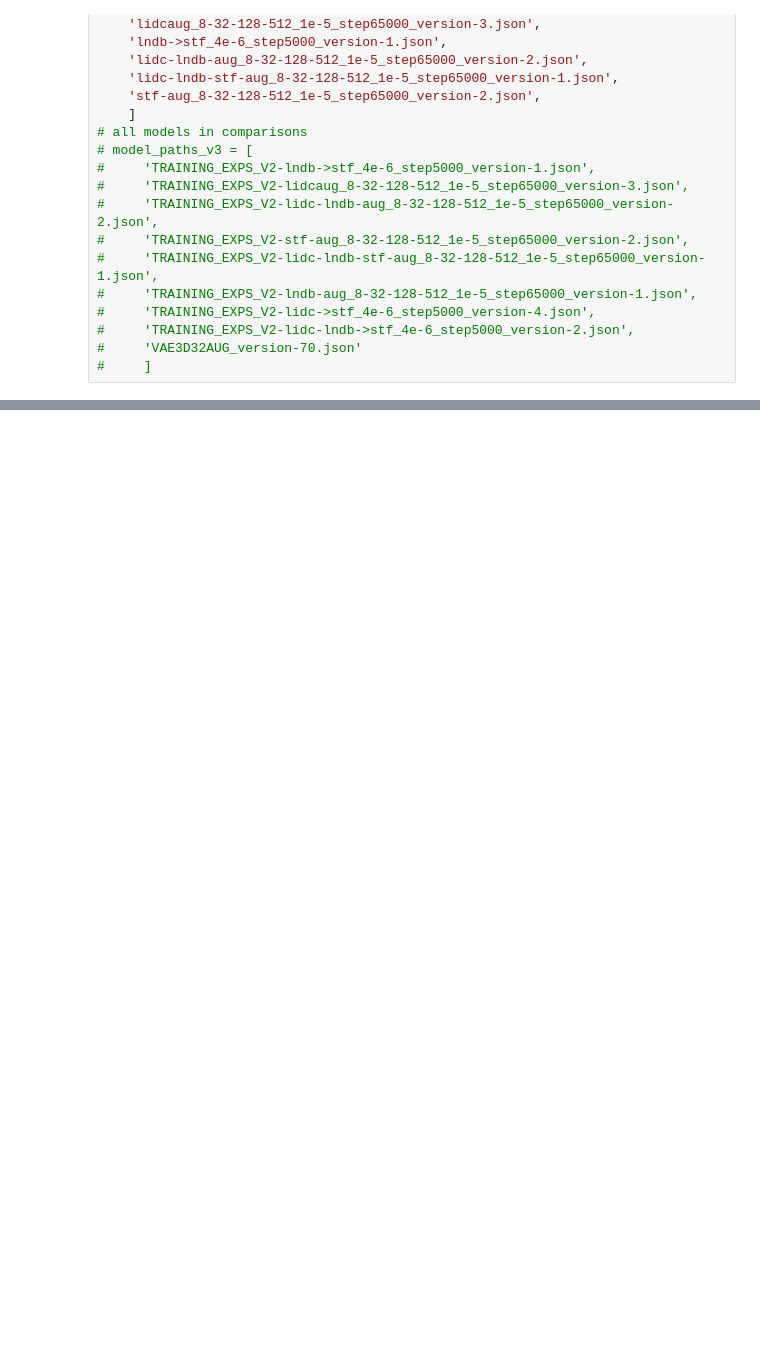
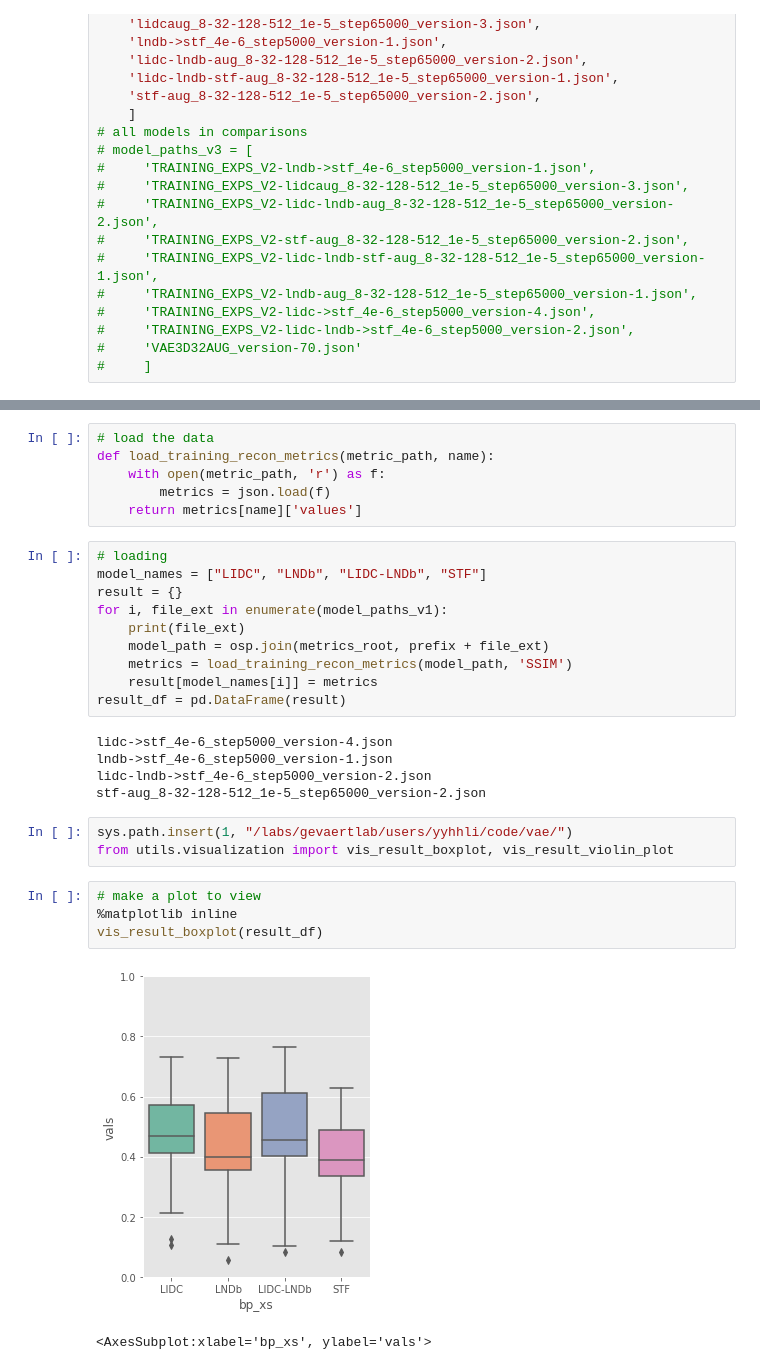
Before and after one commit to gevaertlab/Variational-Auto-Encoder, a Jupyter notebook: EDA/training_exp_eval/vis_boxplot.ipynb, the cells around one changed output, grey strips where cells are left out. Saved outputs shown, nothing was run; the diff lists cells and outputs as text; blank space fills up the shorter version.

Commit message:
baseline models

```diff
--- a/EDA/training_exp_eval/vis_boxplot.ipynb
+++ b/EDA/training_exp_eval/vis_boxplot.ipynb
@@ -56,0 +45,31 @@ model_paths_v2 = [
+# %%
+# load the data
+def load_training_recon_metrics(metric_path, name):
+    with open(metric_path, 'r') as f:
+        metrics = json.load(f)
+    return metrics[name]['values']
+# %%
+# loading
+model_names = ["LIDC", "LNDb", "LIDC-LNDb", "STF"]
+result = {}
+for i, file_ext in enumerate(model_paths_v1):
+    print(file_ext)
+    model_path = osp.join(metrics_root, prefix + file_ext)
+    metrics = load_training_recon_metrics(model_path, 'SSIM')
+    result[model_names[i]] = metrics
+result_df = pd.DataFrame(result)
+# %% [output]
+lidc->stf_4e-6_step5000_version-4.json
+lndb->stf_4e-6_step5000_version-1.json
+lidc-lndb->stf_4e-6_step5000_version-2.json
+stf-aug_8-32-128-512_1e-5_step65000_version-2.json
+# %%
+sys.path.insert(1, "/labs/gevaertlab/users/yyhhli/code/vae/")
+from utils.visualization import vis_result_boxplot, vis_result_violin_plot
+# %%
+# make a plot to view
+%matplotlib inline
+vis_result_boxplot(result_df)
+# %% [output]
+[figure, added]
+<AxesSubplot:xlabel='bp_xs', ylabel='vals'>
```
Also changed, not shown: parts of 6 cells of this notebook, 18 other files.
